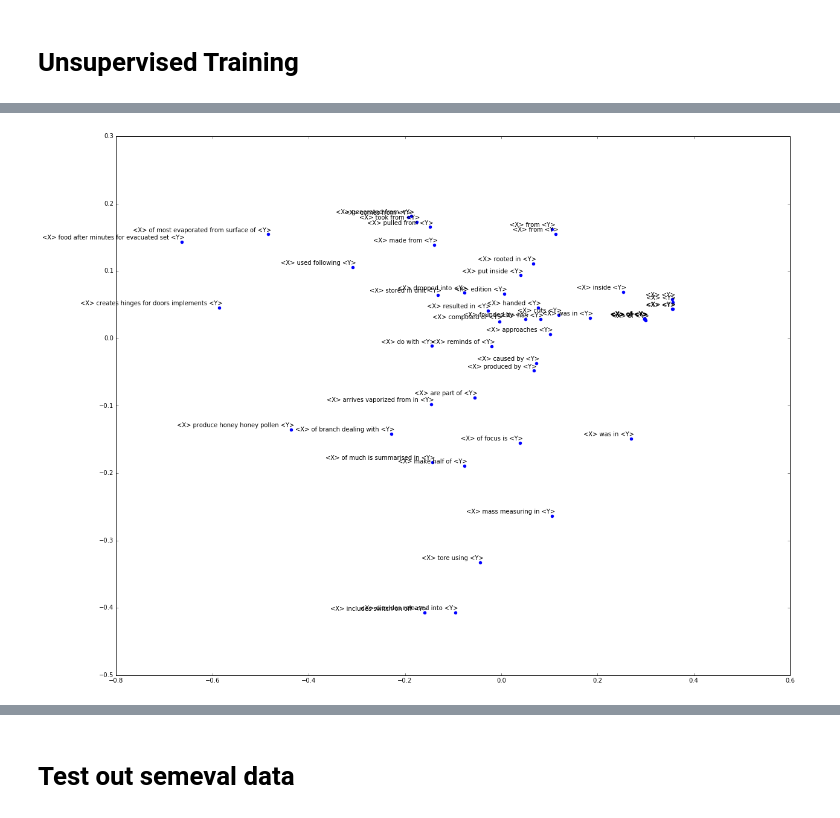
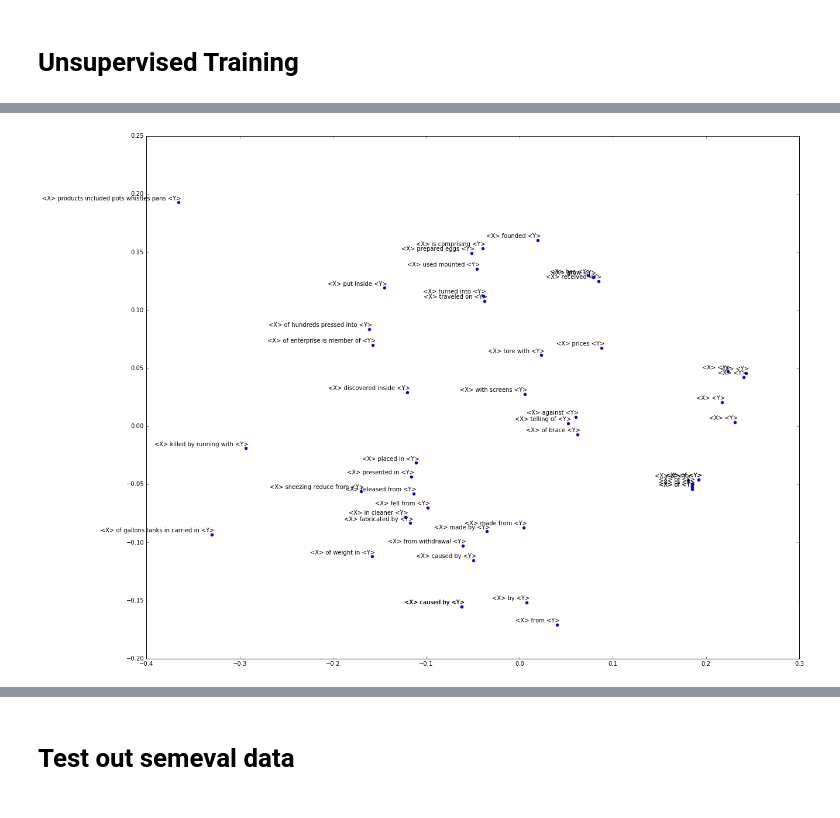
Before and after one commit to teffland/Relation-Extraction, a Jupyter notebook: semeval_rnn_nopretrain.ipynb, the cells around one changed output, grey strips where cells are left out. Saved outputs shown, nothing was run; the diff lists cells and outputs as text; code cells hidden in the pictures.

```diff
--- a/semeval_rnn_nopretrain.ipynb
+++ b/semeval_rnn_nopretrain.ipynb
@@ -556,14 +657,16 @@ Wall time: 4.05 µs
 # %%
 config = {
     'max_num_steps':DH.max_seq_len,
-    'word_embed_size':300,
+    'word_embed_size':150,#300,
+#     'class_hidden_size':100,
     'dep_embed_size':25,
     'vocab_size':DH.vocab_size,
     'dep_vocab_size':DH.dep_size,
     'num_predict_classes':num_classes,
-    'pretrained_word_embeddings':word_embeddings,
+    'pretrained_word_embeddings':None,#word_embeddings,
     'max_grad_norm':5.,
-    'model_name':'drnn_semeval_levy',
+    'model_name':'semeval_blank_rank',
+    'checkpoints_to_keep':0,
     'checkpoint_prefix':'checkpoints/',
     'summary_prefix':'tensor_summaries/'
 }
@@ -575,6 +678,10 @@ try:
     tf.get_default_session().close()
 except:
     pass
+try:
+    del drnn
+except:
+    pass
 drnn = RelEmbed(config)
 print(drnn)
 # %% [output]
@@ -731,23 +843,23 @@ for i, label in enumerate(target_labels[start:end]):
 # %%
 ### PHRASE ONLY ###
-start = 0
+start = 100
 stride = 50
 end = start + stride
 
 # lowd = TSNE(perplexity=30, n_components=2, init='pca', n_iter=5000)
 lowd = PCA(n_components=2)
 
 phrase_2d = lowd.fit_transform(phrase_embeds[start:end])
 
 fig, ax = plt.subplots(figsize=(20,16))
 for i, label in enumerate(phrase_labels[start:end]):
     label = "%s" % (label)
     x, y = phrase_2d[i,:]
     ax.scatter(x, y, color='b')
     ax.annotate(label, xy=(x, y), xytext=(5, 2), textcoords='offset points',
                    ha='right', va='bottom')
 # %% [output]
-[figure, old version]
+[figure, new version]
 # %%
 ### TARGET ONLY ###
 start = 0
```
Also changed, not shown: parts of 23 cells of this notebook, 5 other files.
